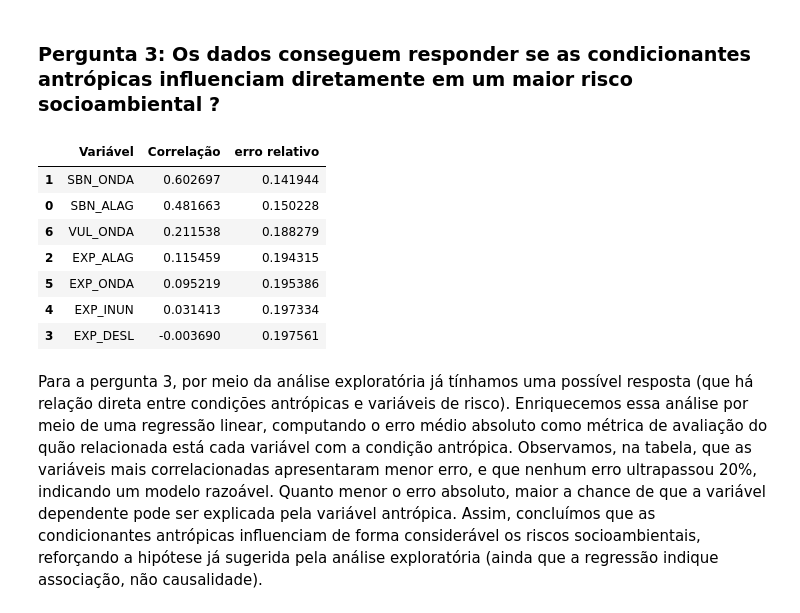
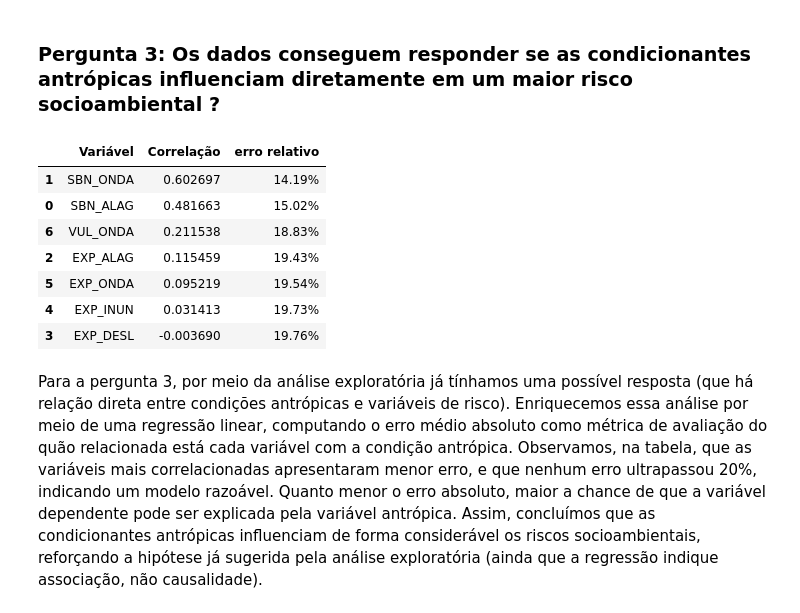
Before and after one commit to luizfgontijo/icd-project, a Jupyter notebook: analise.ipynb, the cells around one changed output. Drawn from its saved outputs; the diff is of its cells as text; code cells hidden in the pictures.

```diff
--- a/analise.ipynb
+++ b/analise.ipynb
@@ -1179,40 +1168,40 @@ df_copy = df.drop(columns={'VUL_DESL', 'VUL_INUN', 'AC_DESL', 'AC_INUN', 'SBN_DE
 
 y = df_copy['CON_ANT']
 
 variaveis_risco = [
     'SBN_ALAG', 'SBN_ONDA', 'EXP_ALAG',
     'EXP_DESL', 'EXP_INUN', 'EXP_ONDA',
     'VUL_ONDA'
 ]
 
 tabela = []
 
 for var in variaveis_risco:
     x = df_copy[[var]]
     model = LinearRegression()
     model.fit(x, y)
     y_pred = model.predict(x)
 
     mae = mean_absolute_error(y, y_pred)
-    erro_relativo = mae/(max(y) - min(y))
+    erro_relativo = f"{mae/(max(y) - min(y)):.2%}"
 
     r, p = pearsonr(df_copy[var], y)
 
     tabela.append({
         "Variável": var,
         "Correlação": r,
         "erro relativo": erro_relativo
     })
 
 pd.DataFrame(tabela).sort_values(by='Correlação', ascending=False)
 # %% [output]
 |  | Variável | Correlação | erro relativo |
-| 1 | SBN_ONDA | 0.602697 | 0.141944 |
-| 0 | SBN_ALAG | 0.481663 | 0.150228 |
-| 6 | VUL_ONDA | 0.211538 | 0.188279 |
-| 2 | EXP_ALAG | 0.115459 | 0.194315 |
-| 5 | EXP_ONDA | 0.095219 | 0.195386 |
-| 4 | EXP_INUN | 0.031413 | 0.197334 |
-| 3 | EXP_DESL | -0.003690 | 0.197561 |
+| 1 | SBN_ONDA | 0.602697 | 14.19% |
+| 0 | SBN_ALAG | 0.481663 | 15.02% |
+| 6 | VUL_ONDA | 0.211538 | 18.83% |
+| 2 | EXP_ALAG | 0.115459 | 19.43% |
+| 5 | EXP_ONDA | 0.095219 | 19.54% |
+| 4 | EXP_INUN | 0.031413 | 19.73% |
+| 3 | EXP_DESL | -0.003690 | 19.76% |
 # %% [markdown]
 Para a pergunta 3, por meio da análise exploratória já tínhamos uma possível resposta (que há relação direta entre condições antrópicas e variáveis de risco). Enriquecemos essa análise por meio de uma regressão linear, computando o erro médio absoluto como métrica de avaliação do quão relacionada está cada variável com a condição antrópica. Observamos, na tabela, que as variáveis mais correlacionadas apresentaram menor erro, e que nenhum erro ultrapassou 20%, indicando um modelo razoável. Quanto menor o erro absoluto, maior a chance de que a variável dependente pode ser explicada pela variável antrópica. Assim, concluímos que as condicionantes antrópicas influenciam de forma considerável os riscos socioambientais, reforçando a hipótese já sugerida pela análise exploratória (ainda que a regressão indique associação, não causalidade).
```
Also changed, not shown: parts of 9 cells of this notebook.
